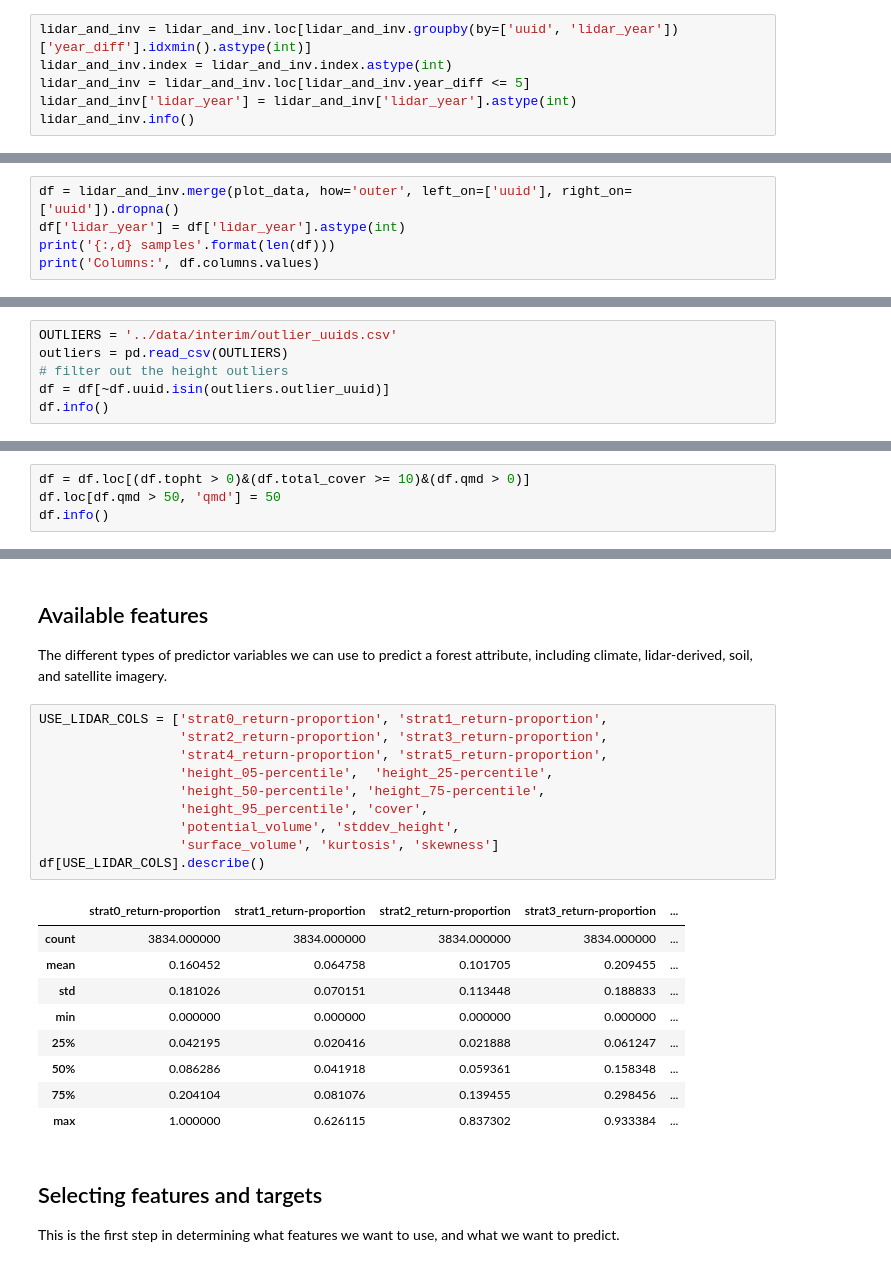
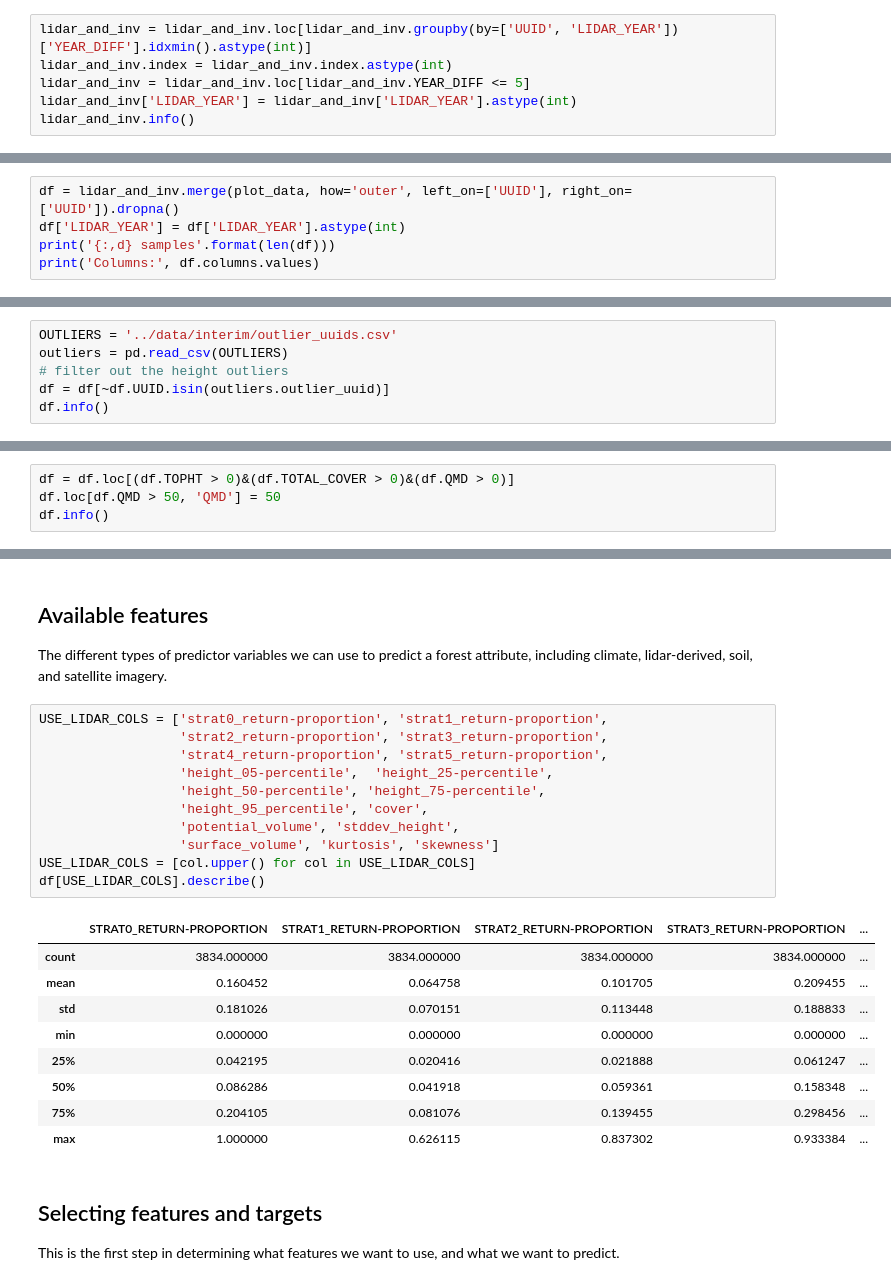
Before and after one commit to Ecotrust/ForestMapping, a Jupyter notebook: notebooks/17A_Fitting Chained Structural Models with LIDAR.ipynb, the cells around one changed output, grey strips where cells are left out. Saved outputs shown, nothing was run; the diff lists cells and outputs as text.

```diff
--- a/notebooks/17A_Fitting Chained Structural Models with LIDAR.ipynb
+++ b/notebooks/17A_Fitting Chained Structural Models with LIDAR.ipynb
@@ -129,8 +132,8 @@ lidar_and_inv['year_diff'] = abs(lidar_and_inv['year'] - lidar_and_inv['lidar_ye
 # %%
-lidar_and_inv = lidar_and_inv.loc[lidar_and_inv.groupby(by=['uuid', 'lidar_year'])['year_diff'].idxmin().astype(int)]
+lidar_and_inv = lidar_and_inv.loc[lidar_and_inv.groupby(by=['UUID', 'LIDAR_YEAR'])['YEAR_DIFF'].idxmin().astype(int)]
 lidar_and_inv.index = lidar_and_inv.index.astype(int)
-lidar_and_inv = lidar_and_inv.loc[lidar_and_inv.year_diff <= 5]
-lidar_and_inv['lidar_year'] = lidar_and_inv['lidar_year'].astype(int)
+lidar_and_inv = lidar_and_inv.loc[lidar_and_inv.YEAR_DIFF <= 5]
+lidar_and_inv['LIDAR_YEAR'] = lidar_and_inv['LIDAR_YEAR'].astype(int)
 lidar_and_inv.info()
 # %% [output]
 <class 'pandas.core.frame.DataFrame'>
@@ -151,8 +154,8 @@ Data columns (total 100 columns):
 dtypes: float64(96), int64(1), object(3)
 memory usage: 3.1+ MB
 # %%
-df = lidar_and_inv.merge(plot_data, how='outer', left_on=['uuid'], right_on=['uuid']).dropna()
-df['lidar_year'] = df['lidar_year'].astype(int)
+df = lidar_and_inv.merge(plot_data, how='outer', left_on=['UUID'], right_on=['UUID']).dropna()
+df['LIDAR_YEAR'] = df['LIDAR_YEAR'].astype(int)
 print('{:,d} samples'.format(len(df)))
 print('Columns:', df.columns.values)
 # %% [output]
@@ -178,7 +181,7 @@ Columns: ['uuid' 'lidar_year' 'lidar_acq' 'strat0_return-proportion'
 OUTLIERS = '../data/interim/outlier_uuids.csv'
 outliers = pd.read_csv(OUTLIERS)
 # filter out the height outliers
-df = df[~df.uuid.isin(outliers.outlier_uuid)]
+df = df[~df.UUID.isin(outliers.outlier_uuid)]
 df.info()
 # %% [output]
 <class 'pandas.core.frame.DataFrame'>
@@ -187,8 +190,8 @@ Columns: 107 entries, uuid to meas_yr
 dtypes: float64(100), int64(2), object(5)
 memory usage: 3.4+ MB
 # %%
-df = df.loc[(df.topht > 0)&(df.total_cover >= 10)&(df.qmd > 0)]
-df.loc[df.qmd > 50, 'qmd'] = 50
+df = df.loc[(df.TOPHT > 0)&(df.TOTAL_COVER > 0)&(df.QMD > 0)]
+df.loc[df.QMD > 50, 'QMD'] = 50
 df.info()
 # %% [output]
 <class 'pandas.core.frame.DataFrame'>
@@ -254,22 +257,23 @@ The different types of predictor variables we can use to predict a forest attrib
 # %%
 USE_LIDAR_COLS = ['strat0_return-proportion', 'strat1_return-proportion',
                   'strat2_return-proportion', 'strat3_return-proportion',
                   'strat4_return-proportion', 'strat5_return-proportion',
                   'height_05-percentile',  'height_25-percentile',
                   'height_50-percentile', 'height_75-percentile',
                   'height_95_percentile', 'cover',
                   'potential_volume', 'stddev_height',
                   'surface_volume', 'kurtosis', 'skewness']
+USE_LIDAR_COLS = [col.upper() for col in USE_LIDAR_COLS]
 df[USE_LIDAR_COLS].describe()
 # %% [output]
-|  | strat0_return-proportion | strat1_return-proportion | strat2_return-proportion | strat3_return-proportion | ... |
+|  | STRAT0_RETURN-PROPORTION | STRAT1_RETURN-PROPORTION | STRAT2_RETURN-PROPORTION | STRAT3_RETURN-PROPORTION | ... |
 | count | 3834.000000 | 3834.000000 | 3834.000000 | 3834.000000 | ... |
 | mean | 0.160452 | 0.064758 | 0.101705 | 0.209455 | ... |
 | std | 0.181026 | 0.070151 | 0.113448 | 0.188833 | ... |
 | min | 0.000000 | 0.000000 | 0.000000 | 0.000000 | ... |
 | 25% | 0.042195 | 0.020416 | 0.021888 | 0.061247 | ... |
 | 50% | 0.086286 | 0.041918 | 0.059361 | 0.158348 | ... |
-| 75% | 0.204104 | 0.081076 | 0.139455 | 0.298456 | ... |
+| 75% | 0.204105 | 0.081076 | 0.139455 | 0.298456 | ... |
 | max | 1.000000 | 0.626115 | 0.837302 | 0.933384 | ... |
 # %% [markdown]
 ## Selecting features and targets
```
Also changed, not shown: parts of 25 cells of this notebook, 11 other files.
